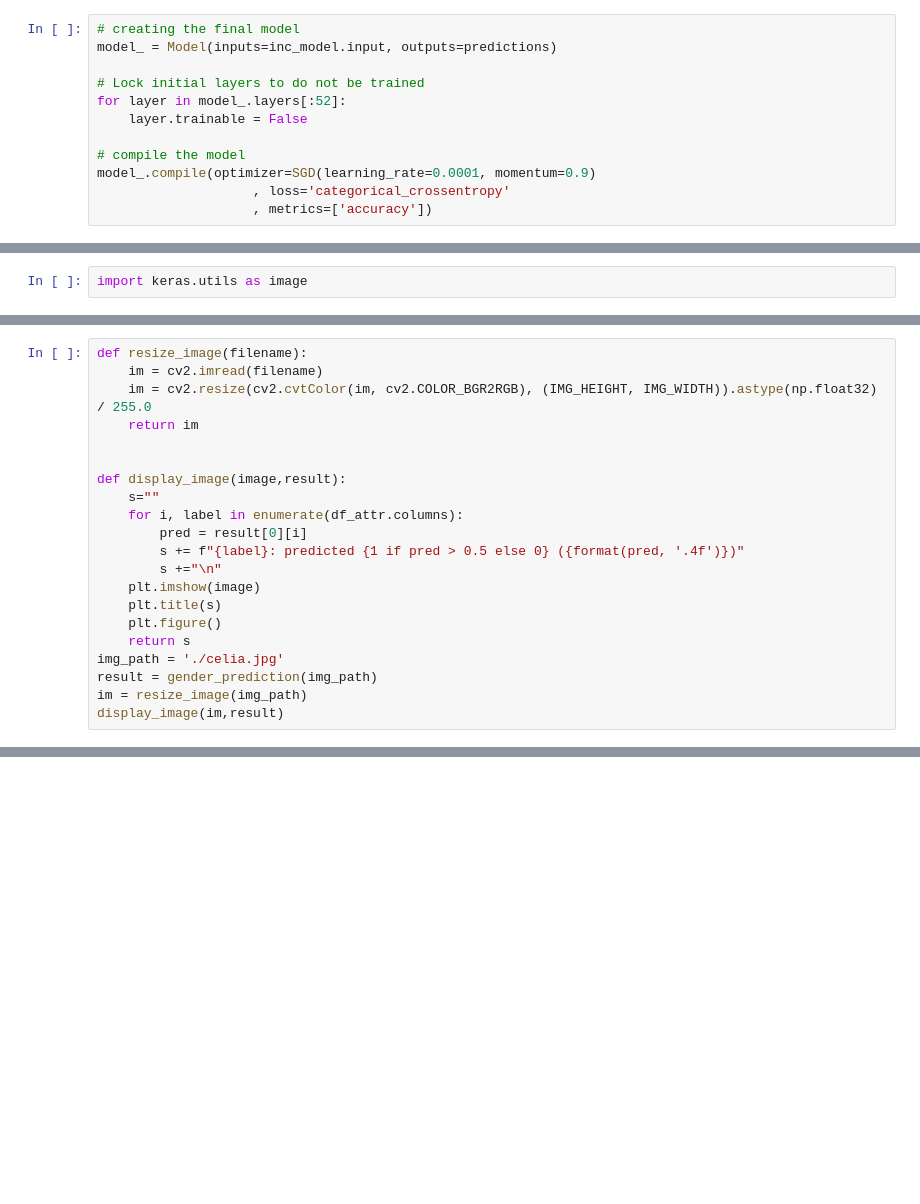
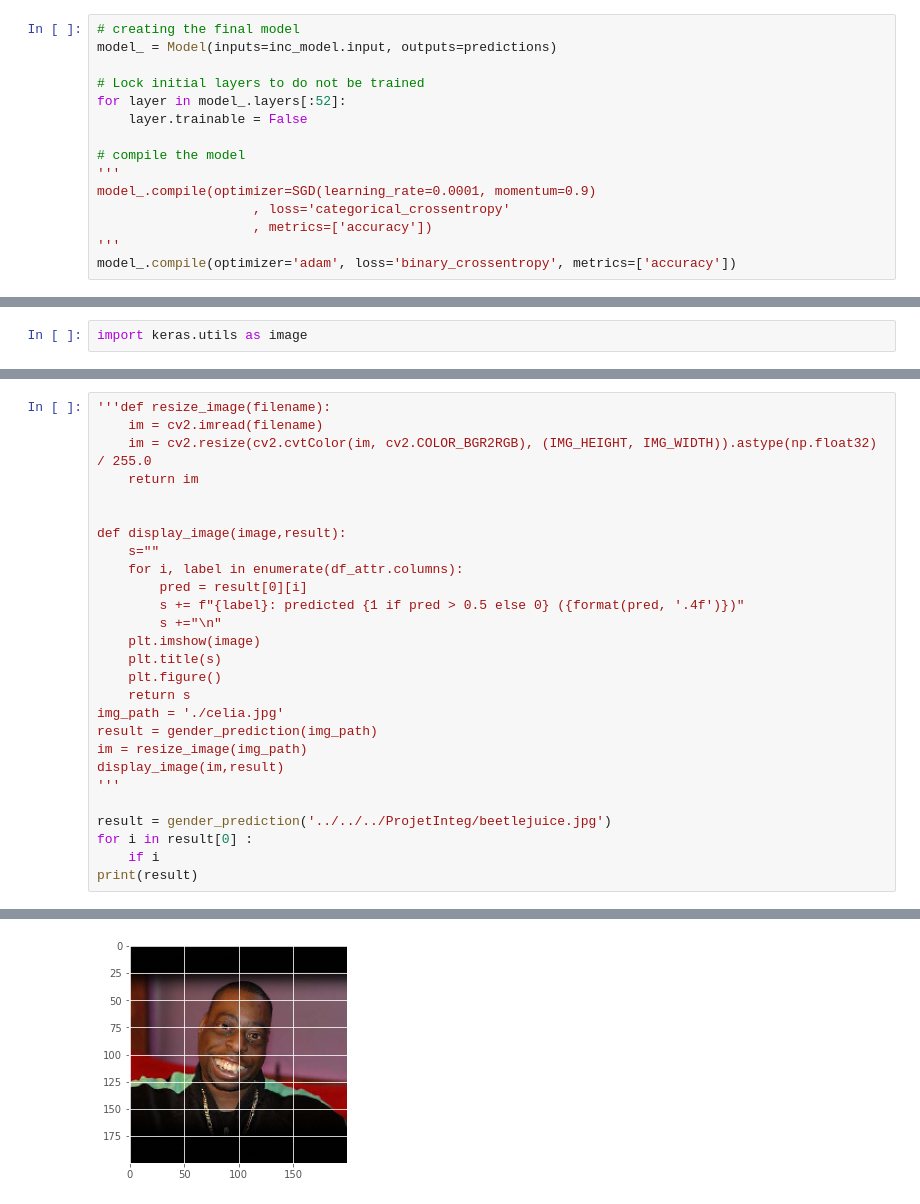
Before and after one commit to Wissem0/Projet-Integrateur-Classification-d-images, a Jupyter notebook: CNN_model_train/new_model/Model_Example2.ipynb, the cells around one changed output, grey strips where cells are left out. Saved outputs shown, nothing was run; the diff lists cells and outputs as text; blank space fills up the shorter version.

```diff
--- a/CNN_model_train/new_model/Model_Example2.ipynb
+++ b/CNN_model_train/new_model/Model_Example2.ipynb
@@ -336,9 +332,12 @@ for layer in model_.layers[:52]:
     layer.trainable = False
 
 # compile the model
+'''
 model_.compile(optimizer=SGD(learning_rate=0.0001, momentum=0.9)
                     , loss='categorical_crossentropy'
                     , metrics=['accuracy'])
+'''
+model_.compile(optimizer='adam', loss='binary_crossentropy', metrics=['accuracy'])
 # %%
 # 4.2. Train Model
 
@@ -431,5 +479,5 @@ for index, target in df_to_test.iterrows():
 # %%
-def resize_image(filename):
+'''def resize_image(filename):
     im = cv2.imread(filename)
     im = cv2.resize(cv2.cvtColor(im, cv2.COLOR_BGR2RGB), (IMG_HEIGHT, IMG_WIDTH)).astype(np.float32) / 255.0
     return im
@@ -449,3 +497,10 @@ img_path = './celia.jpg'
 result = gender_prediction(img_path)
 im = resize_image(img_path)
 display_image(im,result)
+'''
+
+result = gender_prediction('../../../ProjetInteg/beetlejuice.jpg')
+for i in result[0] :
+    if i
+print(result)
+# %% [output]
@@ -451,0 +515 @@ display_image(im,result)
+[figure, added]
```
Also changed, not shown: parts of 22 cells of this notebook.
